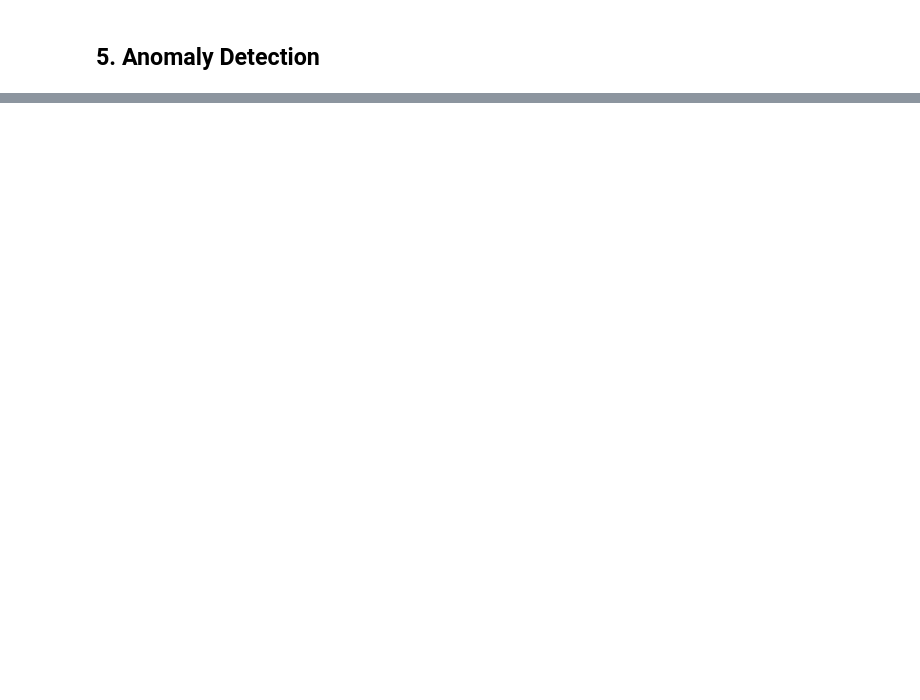
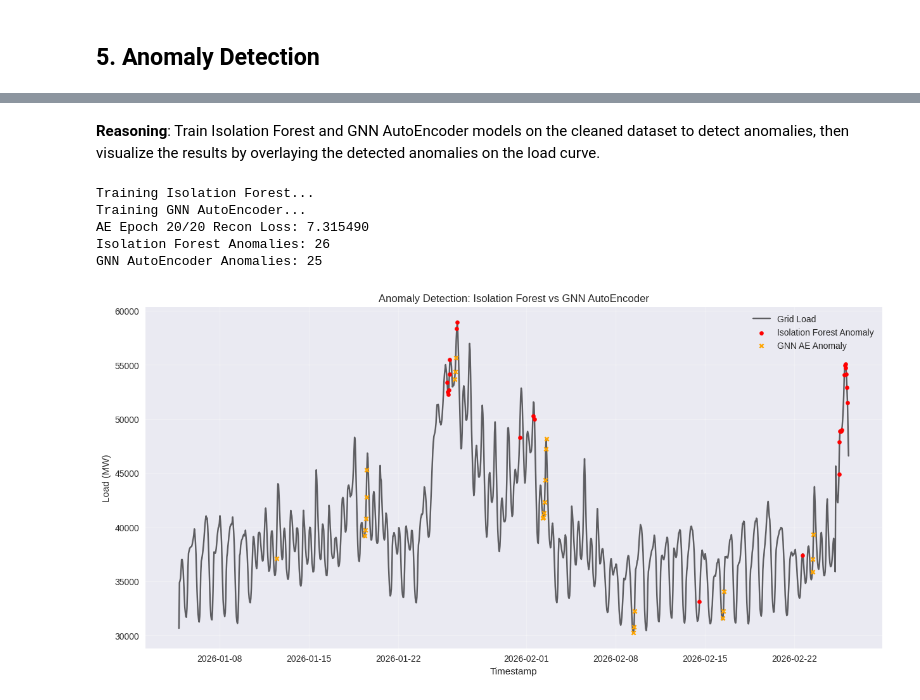
Before and after one commit to SaiDineshD/ercot, a Jupyter notebook: ercot_colab.ipynb, the cells around one changed output, grey strips where cells are left out. Drawn from its saved outputs; the diff is of its cells as text; code cells hidden in the pictures; blank space fills up the shorter version.

```diff
--- a/ercot_colab.ipynb
+++ b/ercot_colab.ipynb
@@ -138,0 +1397,65 @@ print("="*50)
+# %% [markdown]
+**Reasoning**:
+Train Isolation Forest and GNN AutoEncoder models on the cleaned dataset to detect anomalies, then visualize the results by overlaying the detected anomalies on the load curve.
+# %%
+# 1. Isolation Forest
+from sklearn.ensemble import IsolationForest
+
+print("Training Isolation Forest...")
+# Use all scaled features for anomaly detection
+iso = IsolationForest(contamination=0.02, random_state=42)
+iso_anomalies = iso.fit_predict(df_scaled_clean[feature_names_renewables])
+df_clean['iso_anomaly'] = iso_anomalies
+iso_count = (df_clean['iso_anomaly'] == -1).sum()
+
+# 2. GNN AutoEncoder
+print("Training GNN AutoEncoder...")
+# Prepare full dataset for unsupervised learning (no train/test split needed for AE training here)
+X_full, _, _, _, _, adj_full = prepare_gnn_dataset(
+    df_scaled_clean, target_col='load_mw', seq_len=24, horizon=1, train_ratio=1.0
+)
+
+ae_model, ae_losses = train_gnn_ae(X_full, adj_full, epochs=20, batch_size=64)
+
+# Detect Anomalies
+# We use the reconstruction error. High error = anomaly.
+# Note: detect_anomalies_gnn returns (losses, mask, threshold)
+_, gnn_mask, _ = detect_anomalies_gnn(ae_model, X_full, threshold_percentile=98)
+gnn_count = gnn_mask.sum()
+
+print(f"Isolation Forest Anomalies: {iso_count}")
+print(f"GNN AutoEncoder Anomalies: {gnn_count}")
+
+# 3. Visualization
+plt.figure(figsize=(15, 7))
+
+# Plot Grid Load
+plt.plot(df_clean.index, df_clean['load_mw'], color='black', alpha=0.6, label='Grid Load')
+
+# Highlight Isolation Forest Anomalies
+# Align indices: iso_anomalies corresponds to df_clean rows
+anomaly_indices_iso = df_clean.index[df_clean['iso_anomaly'] == -1]
+plt.scatter(anomaly_indices_iso, df_clean.loc[anomaly_indices_iso, 'load_mw'],
+            color='red', label='Isolation Forest Anomaly', s=20, zorder=2)
+
+# Highlight GNN Anomalies
+# Align indices: X_full starts at index seq_len (24) of df_clean
+# gnn_mask corresponds to X_full
+start_idx = 24 # seq_len
+gnn_anomaly_indices = df_clean.index[start_idx : start_idx + len(gnn_mask)][gnn_mask]
+plt.scatter(gnn_anomaly_indices, df_clean.loc[gnn_anomaly_indices, 'load_mw'],
+            color='orange', label='GNN AE Anomaly', s=20, marker='x', zorder=3)
+
+plt.title('Anomaly Detection: Isolation Forest vs GNN AutoEncoder')
+plt.xlabel('Timestamp')
+plt.ylabel('Load (MW)')
+plt.legend()
+plt.grid(True, alpha=0.3)
+plt.show()
+# %% [output]
+Training Isolation Forest...
+Training GNN AutoEncoder...
+AE Epoch 20/20 Recon Loss: 7.315490
+Isolation Forest Anomalies: 26
+GNN AutoEncoder Anomalies: 25
+[figure, added]
```
Also changed, not shown: parts of 82 cells of this notebook.
